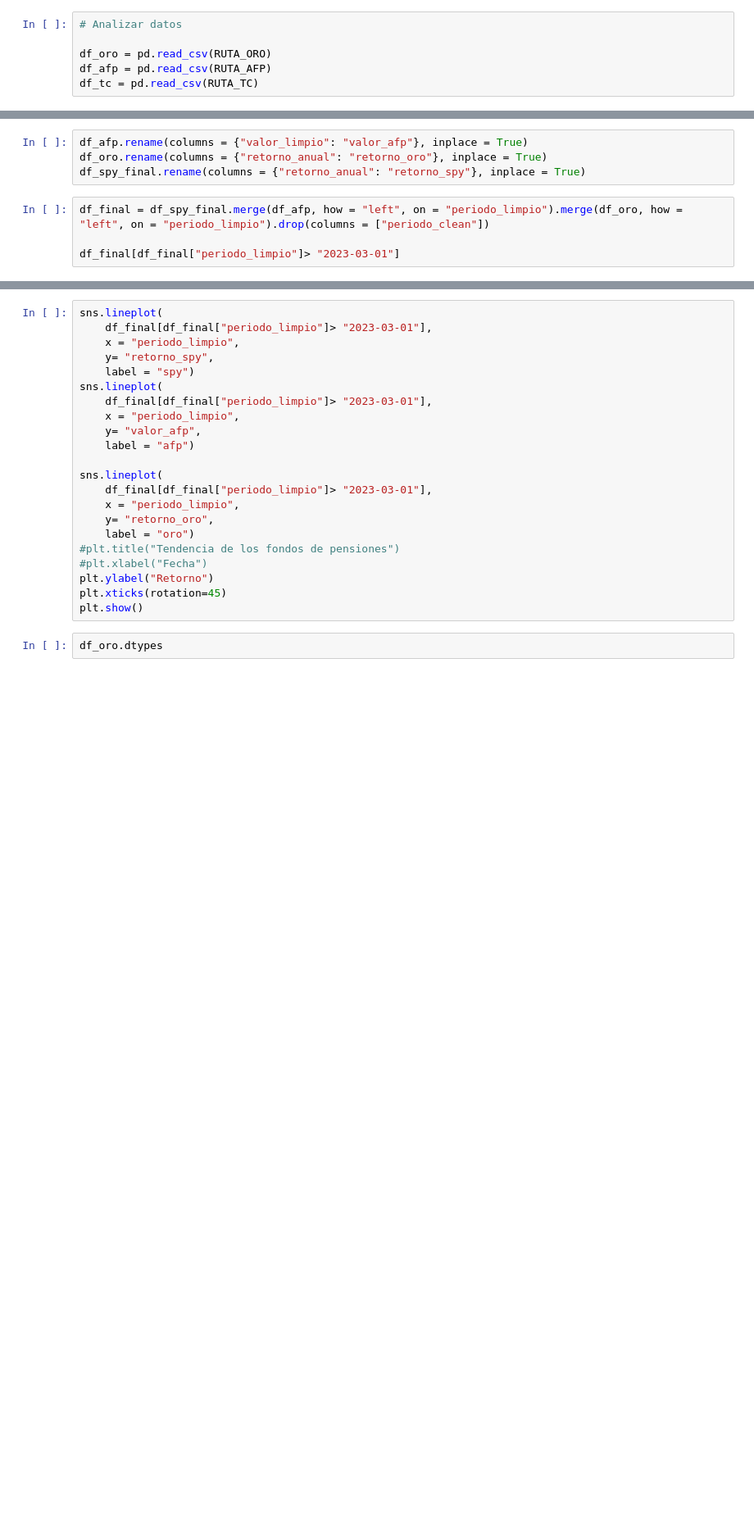
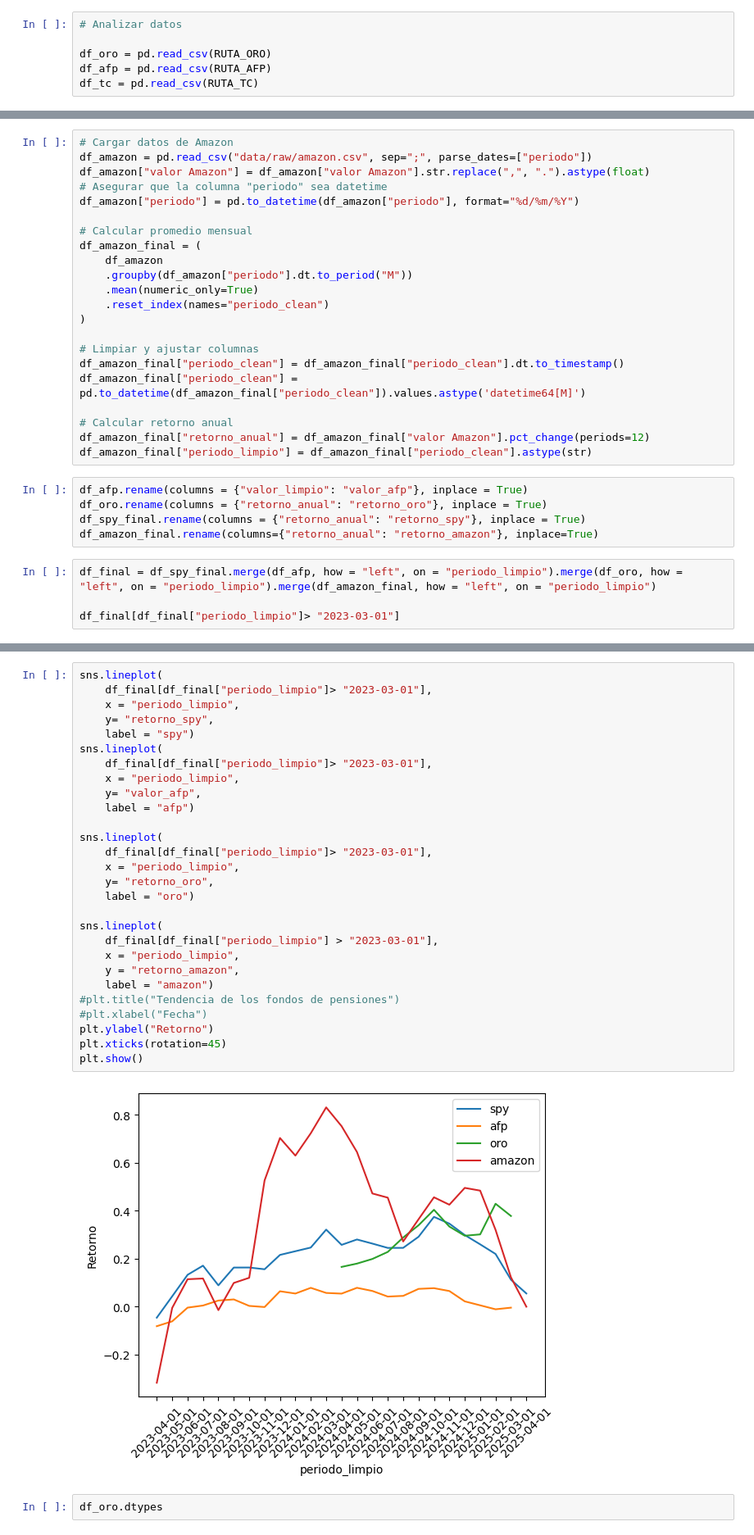
Before and after one commit to aladelca/metodologia_para_data_science_20251, a Jupyter notebook: src/notebooks/aladelca_EDA.ipynb, the cells around one changed output, grey strips where cells are left out. Shown at 82% size. Cells and saved outputs as stored; diff of their text form; blank space fills up the shorter version.

Commit message:
Analisis Amazon2

```diff
--- a/src/notebooks/aladelca_EDA.ipynb
+++ b/src/notebooks/aladelca_EDA.ipynb
@@ -93,8 +129,31 @@ df_spy_final["periodo_limpio"] = df_spy_final["periodo_clean"].astype(str)
+# %%
+# Cargar datos de Amazon
+df_amazon = pd.read_csv("data/raw/amazon.csv", sep=";", parse_dates=["periodo"])
+df_amazon["valor Amazon"] = df_amazon["valor Amazon"].str.replace(",", ".").astype(float)
+# Asegurar que la columna "periodo" sea datetime
+df_amazon["periodo"] = pd.to_datetime(df_amazon["periodo"], format="%d/%m/%Y")
+
+# Calcular promedio mensual
+df_amazon_final = (
+    df_amazon
+    .groupby(df_amazon["periodo"].dt.to_period("M"))
+    .mean(numeric_only=True)
+    .reset_index(names="periodo_clean")
+)
+
+# Limpiar y ajustar columnas
+df_amazon_final["periodo_clean"] = df_amazon_final["periodo_clean"].dt.to_timestamp()
+df_amazon_final["periodo_clean"] = pd.to_datetime(df_amazon_final["periodo_clean"]).values.astype('datetime64[M]')
+
+# Calcular retorno anual
+df_amazon_final["retorno_anual"] = df_amazon_final["valor Amazon"].pct_change(periods=12)
+df_amazon_final["periodo_limpio"] = df_amazon_final["periodo_clean"].astype(str)
 # %%
 df_afp.rename(columns = {"valor_limpio": "valor_afp"}, inplace = True)
 df_oro.rename(columns = {"retorno_anual": "retorno_oro"}, inplace = True)
 df_spy_final.rename(columns = {"retorno_anual": "retorno_spy"}, inplace = True)
+df_amazon_final.rename(columns={"retorno_anual": "retorno_amazon"}, inplace=True)
 # %%
-df_final = df_spy_final.merge(df_afp, how = "left", on = "periodo_limpio").merge(df_oro, how = "left", on = "periodo_limpio").drop(columns = ["periodo_clean"])
+df_final = df_spy_final.merge(df_afp, how = "left", on = "periodo_limpio").merge(df_oro, how = "left", on = "periodo_limpio").merge(df_amazon_final, how = "left", on = "periodo_limpio")
 
 df_final[df_final["periodo_limpio"]> "2023-03-01"]
@@ -101,24 +178,32 @@ df_final[df_final["periodo_limpio"]> "2023-03-01"]
 # %%
 sns.lineplot(
     df_final[df_final["periodo_limpio"]> "2023-03-01"],
     x = "periodo_limpio",
     y= "retorno_spy",
     label = "spy")
 sns.lineplot(
     df_final[df_final["periodo_limpio"]> "2023-03-01"],
     x = "periodo_limpio",
     y= "valor_afp",
     label = "afp")
 
 sns.lineplot(
     df_final[df_final["periodo_limpio"]> "2023-03-01"],
     x = "periodo_limpio",
     y= "retorno_oro",
     label = "oro")
+
+sns.lineplot(
+    df_final[df_final["periodo_limpio"] > "2023-03-01"],
+    x = "periodo_limpio",
+    y = "retorno_amazon",
+    label = "amazon")
 #plt.title("Tendencia de los fondos de pensiones")
 #plt.xlabel("Fecha")
 plt.ylabel("Retorno")
 plt.xticks(rotation=45)
 plt.show()
+# %% [output]
+[figure, added]
 # %%
 df_oro.dtypes
```
Also changed, not shown: parts of 6 cells of this notebook.
